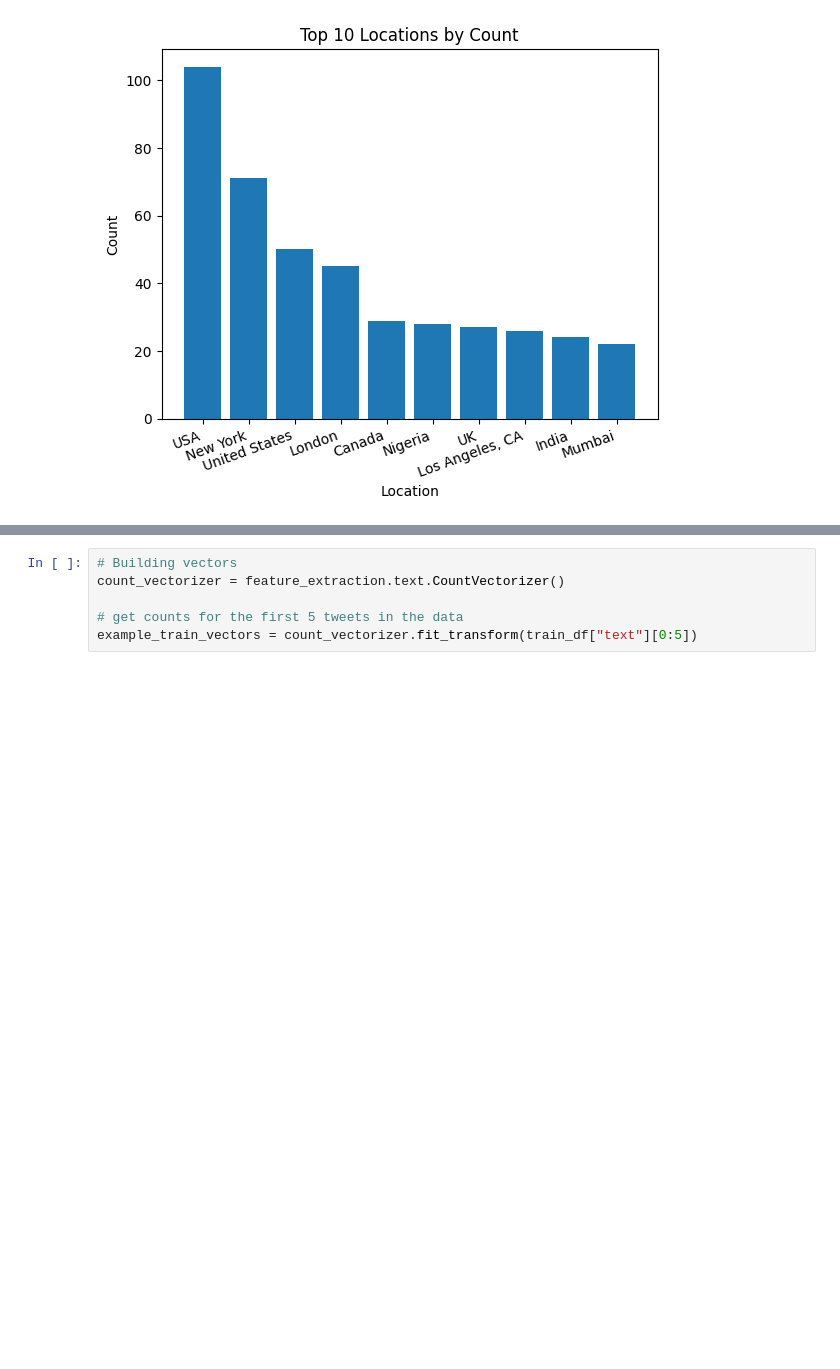
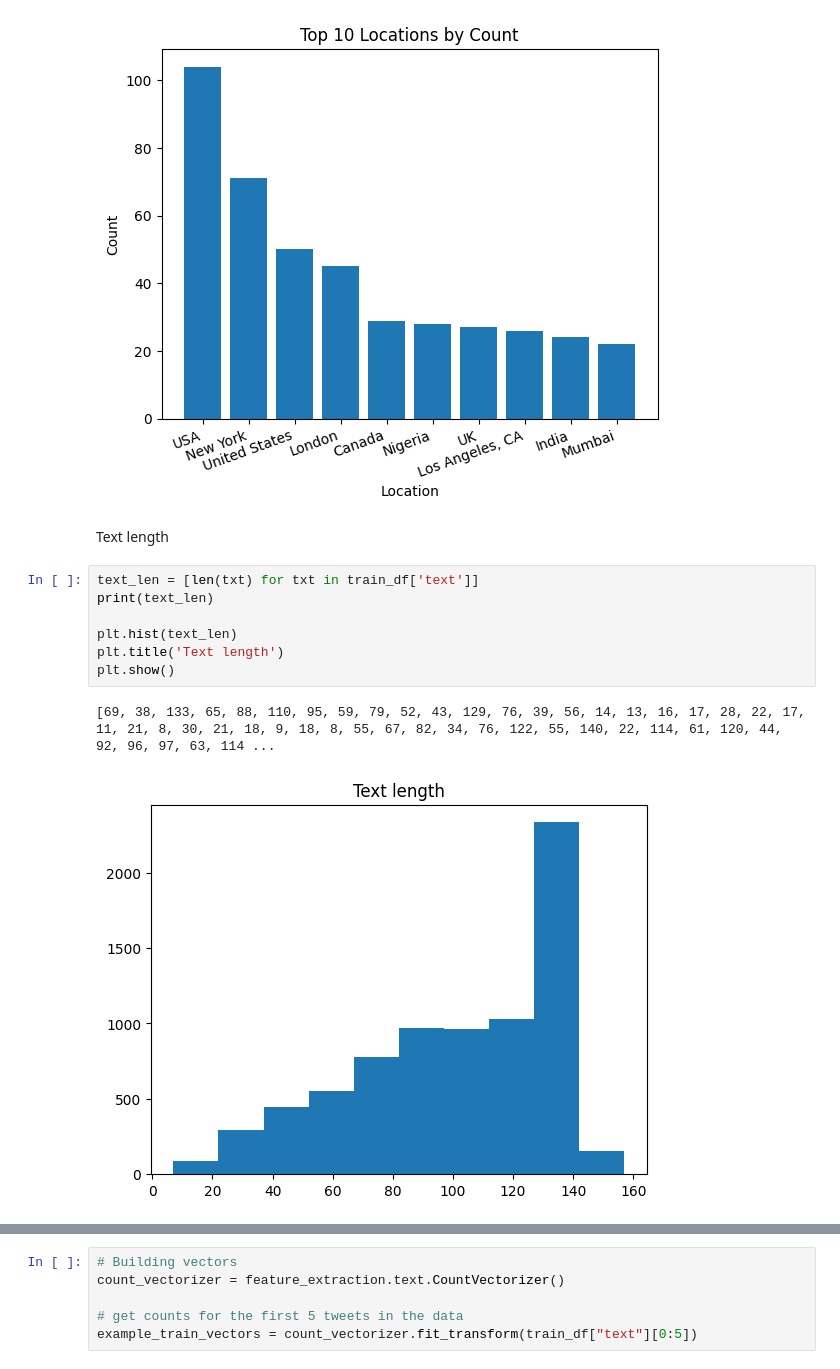
Before and after one commit to nchen/ml3-disaster-tweets, a Jupyter notebook: Disaster-Tweets.ipynb, the cells around one changed output, grey strips where cells are left out. Saved outputs shown, nothing was run; the diff lists cells and outputs as text; blank space fills up the shorter version.

```diff
--- a/Disaster-Tweets.ipynb
+++ b/Disaster-Tweets.ipynb
@@ -92,3 +97,15 @@ plt.title('Top 10 Locations by Count')
 plt.show()
 # %% [output]
 [figure]
+# %% [markdown]
+Text length
+# %%
+text_len = [len(txt) for txt in train_df['text']]
+print(text_len)
+
+plt.hist(text_len)
+plt.title('Text length')
+plt.show()
+# %% [output]
+[69, 38, 133, 65, 88, 110, 95, 59, 79, 52, 43, 129, 76, 39, 56, 14, 13, 16, 17, 28, 22, 17, 11, 21, 8, 30, 21, 18, 9, 18, 8, 55, 67, 82, 34, 76, 122, 55, 140, 22, 114, 61, 120, 44, 92, 96, 97, 63, 114 ...
+[figure, added]
```
Also changed, not shown: parts of 14 cells of this notebook.
